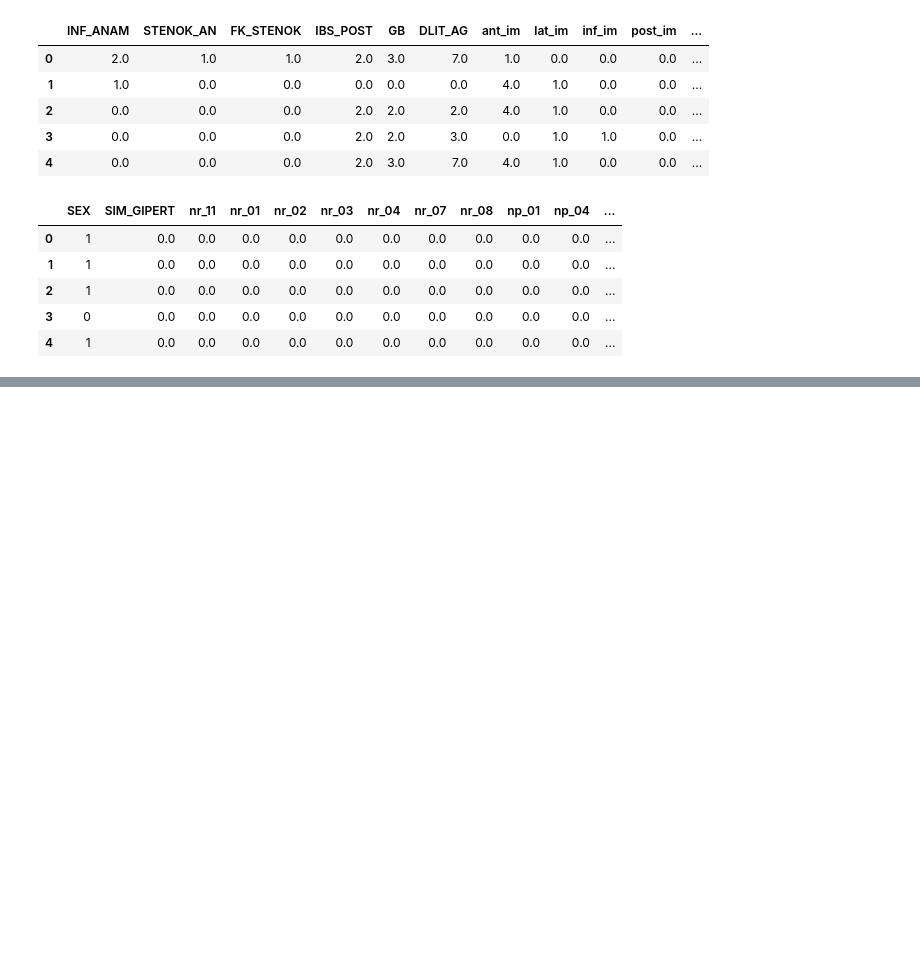
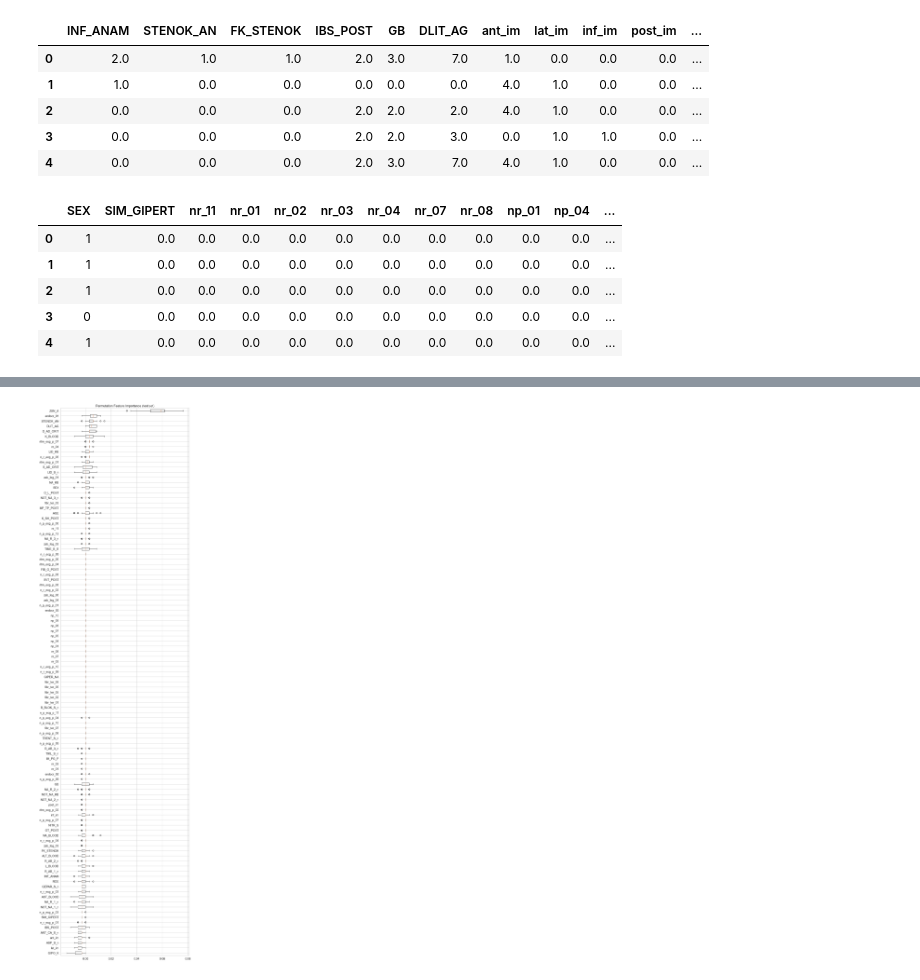
Before and after one commit to saurabh-112000/Myocardial-Infarction-Prediction, a Jupyter notebook: notebook/EDA.ipynb, the cells around one changed output, grey strips where cells are left out. Saved outputs shown, nothing was run; the diff lists cells and outputs as text; code cells hidden in the pictures; blank space fills up the shorter version.

Commit message:
modeltrainingdone

```diff
--- a/notebook/EDA.ipynb
+++ b/notebook/EDA.ipynb
@@ -606,0 +697,3 @@ plt.show()
+# %%
+df_cat_nominal = df_cat_nominal.astype(int)
+df_cat_ordinal = df_cat_ordinal.astype(int)
@@ -606,0 +709,2 @@ plt.show()
+# %%
+df_concatenated = pd.concat([df_imputed, df_cat_nominal, df_cat_ordinal], axis=1)
@@ -606,0 +720,2 @@ plt.show()
+# %%
+df = df_concatenated.copy()
@@ -606,0 +726,20 @@ plt.show()
+# %%
+from sklearn.model_selection import train_test_split
+from sklearn.ensemble import RandomForestClassifier
+from sklearn.metrics import accuracy_score
+
+X = df.drop('ZSN', axis=1)
+y = df['ZSN']
+
+
+X_train, X_test, y_train, y_test = train_test_split(X, y, test_size=0.2, random_state=42)
+clf = RandomForestClassifier(n_estimators=100, random_state=42)
+clf.fit(X_train, y_train)
+y_pred = clf.predict(X_test)
+
+
+print("Accuracy:", accuracy_score(y_test, y_pred))
+importances = clf.feature_importances_
+feature_importances = [(feature, round(importance, 2)) for feature, importance in zip(X.columns, importances)]
+feature_importances = sorted(feature_importances, key=lambda x: x[1], reverse=True)
+[print('Feature: {:20} Importance: {}'.format(*pair)) for pair in feature_importances];
@@ -606,0 +764,14 @@ plt.show()
+# %%
+from sklearn.inspection import permutation_importance
+result = permutation_importance(clf, X_test, y_test, n_repeats=30, random_state=42)
+
+
+sorted_idx = result.importances_mean.argsort()
+
+plt.figure(figsize=(10, len(sorted_idx) / 3))
+plt.boxplot(result.importances[sorted_idx].T, vert=False, labels=X_test.columns[sorted_idx])
+plt.title("Permutation Feature Importance (test set)")
+plt.tight_layout()
+plt.show()
+# %% [output]
+[figure, added]
```
Also changed, not shown: parts of 22 cells of this notebook, 12 other files.
